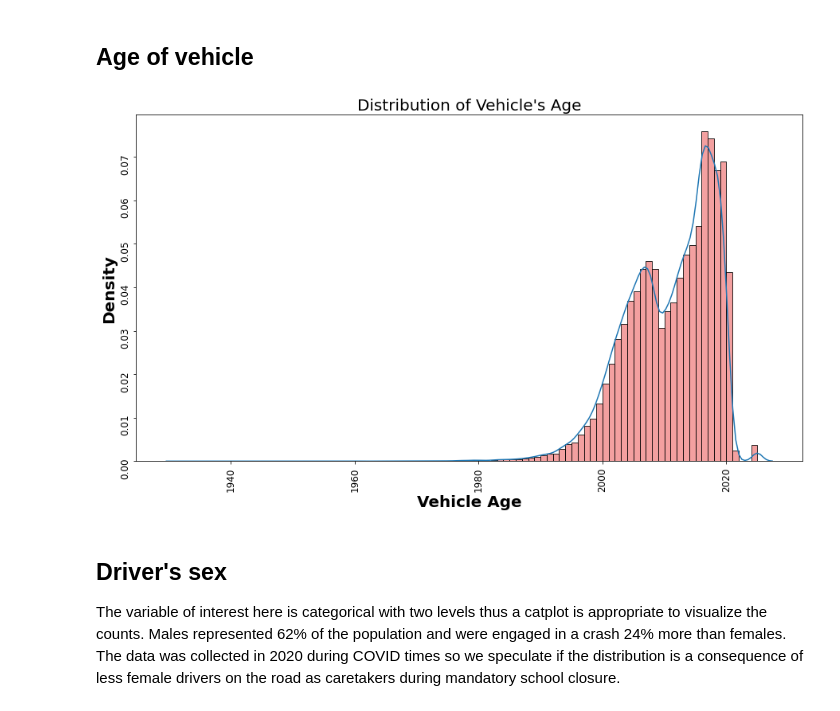
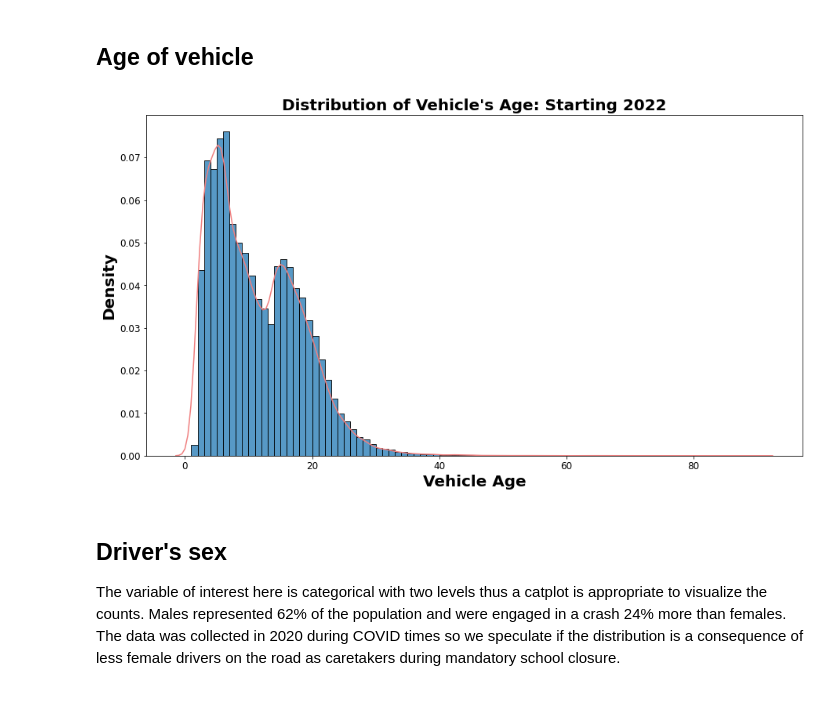
Before and after one commit to BradenAnderson/Accident_Severity_Prediction, a Jupyter notebook: AndersonLamWeeda_Lab1_Draft_HienEDIT.ipynb, the cells around one changed output. Drawn from its saved outputs; the diff is of its cells as text; code cells hidden in the pictures.

```diff
--- a/AndersonLamWeeda_Lab1_Draft_HienEDIT.ipynb
+++ b/AndersonLamWeeda_Lab1_Draft_HienEDIT.ipynb
@@ -206,30 +216,26 @@ plt.title("Distribution of Driver's Age", size=20);
 # %% [markdown]
 ## Age of vehicle
 # %%
-##Age of Car
-# New vehicle year column
-df["vehicle_year"] = df["mod_yearname"]
+# Removing unknown and not reported for plotting, these will be imputed for the analysis
+dft = df.loc[~df["mod_yearname"].isin(["Unknown", "Not Reported"]), :].copy(deep=True)
 
-# Numeric Placeholder for unknown and not reported, using 2025
-##removed these values for plotting purposes: will impute for analysis
-df.loc[df["vehicle_year"].isin(["Unknown", "Not Reported"]), "vehicle_year"] = 2025
+# Calculate vehicle age
+dft["vehicle_age"] = 2022 - dft["mod_yearname"].astype(int)
 
-dft=df[df.vehicle_year!=2025]
+# Set up figure and axis
+fig, ax = plt.subplots(figsize = (15,8))
 
-# Cast the new yr to int
-dft["vehicle_year"] = dft["vehicle_year"].astype(int)
+# Add histogram and density curve
+sns.histplot(x = "vehicle_age", data=dft, binwidth=1,  stat="density", ax=ax);
+sns.kdeplot(data=dft, x = "vehicle_age", color ='lightcoral');
 
-# Plot histogram of vehicle years
-fig, ax = plt.subplots(figsize = (15,8))
-sns.histplot(x = abs(dft.vehicle_year-2022), binwidth=1,  stat="density", color ='lightcoral', ax=ax);
-
-ax.tick_params(axis='both', labelsize=12, labelrotation=90)
-sns.kdeplot(data=dft, x = "vehicle_year");
+# Adjust tick parameters and add plot labels
+ax.tick_params(axis='both', labelsize=12)
 plt.xlabel('Vehicle Age', weight = 1000, size=20)
 plt.ylabel('Density', weight = 1000, size=20)
-plt.title("Distribution of Vehicle's Age: Starting 2022", size=20);
+plt.title("Distribution of Vehicle's Age: Starting 2022", weight=1000,size=20);
 # %% [output]
-[figure, old version]
+[figure, new version]
 # %% [markdown]
 ## Driver's sex
 The variable of interest here is categorical with two levels thus a catplot is appropriate to visualize the counts. Males represented 62% of the population and were engaged in a crash 24% more than females. The data was collected in 2020 during COVID times so we speculate if the distribution is a consequence of less female drivers on the road as caretakers during mandatory school closure.
```
Also changed, not shown: parts of 24 cells of this notebook.
